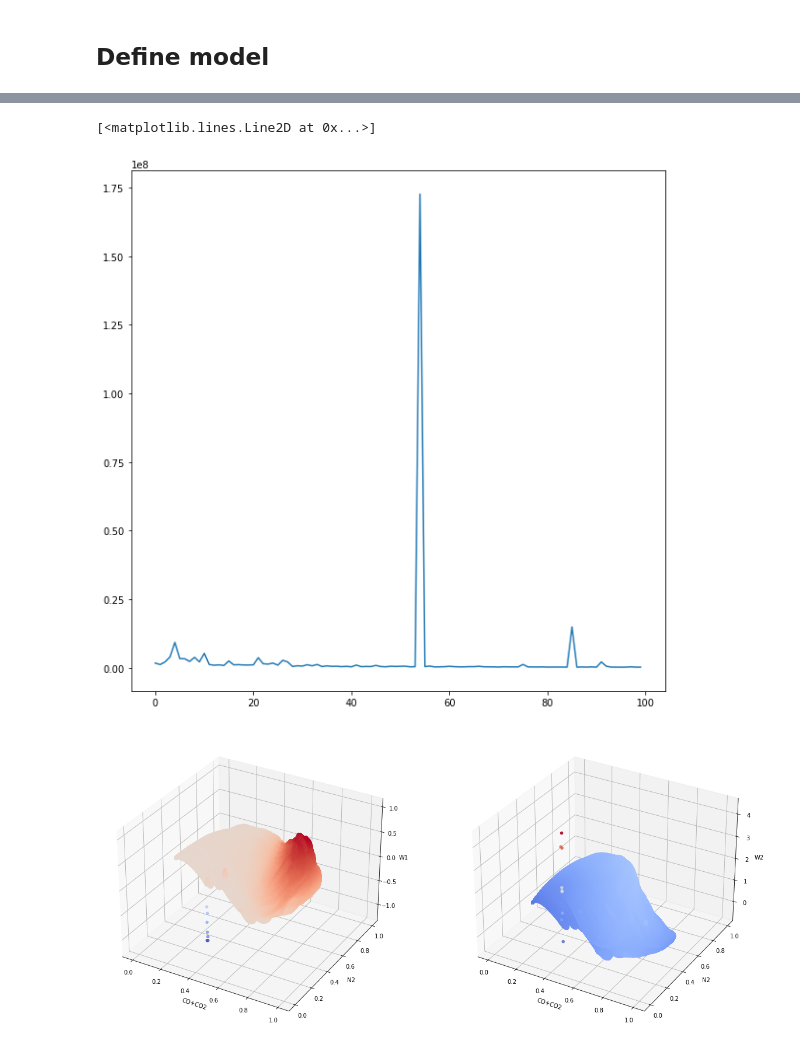
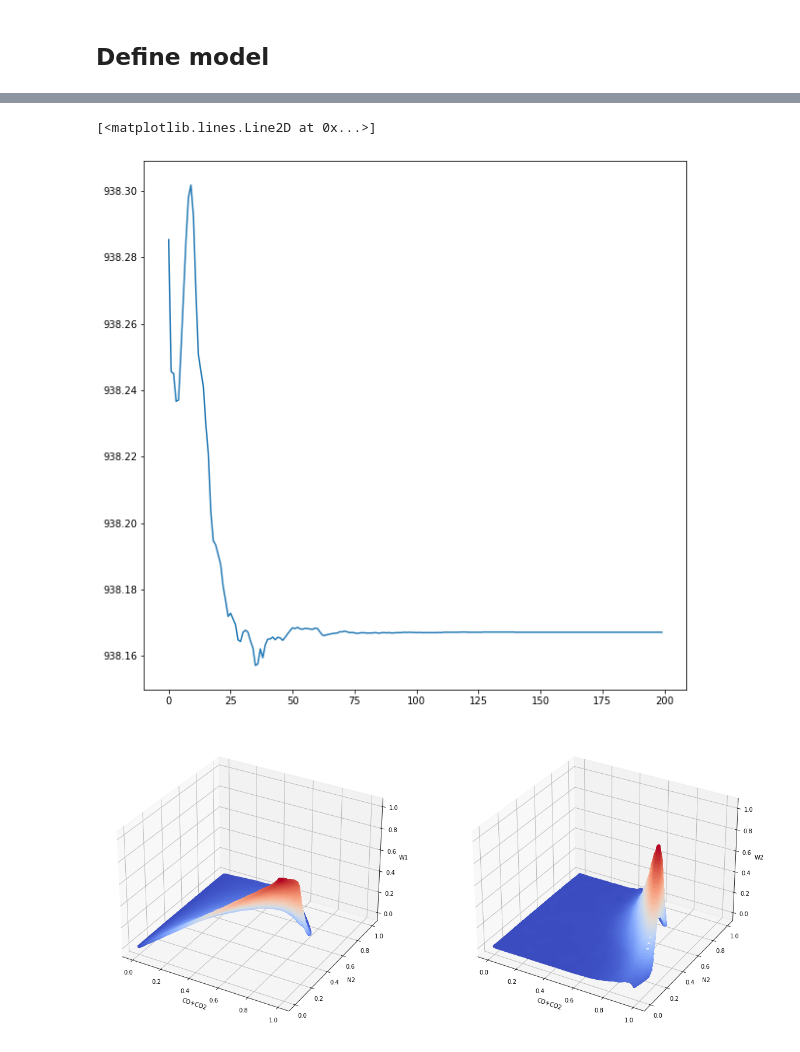
Before and after one commit to charlesxu90/flame_ann, a Jupyter notebook: flame_ann2_W.ipynb, the cells around one changed output, grey strips where cells are left out. Cells and saved outputs as stored; diff of their text form; code cells hidden in the pictures.

```diff
--- a/flame_ann2_W.ipynb
+++ b/flame_ann2_W.ipynb
@@ -5,15 +5,15 @@ import pandas as pd
 import torch
 from torch.autograd import Variable
 # %%
-df_min_max = pd.read_pickle("data/train2_min_max.pkl")  # to construct true err
+df_min_max = pd.read_pickle("data/train1_min_max.pkl")  # to construct true err
 
 # df_all_norm = pd.read_pickle("data/train1_norm.pkl")  # reload unresampled
-df_all_norm = pd.read_pickle("data/train2_norm_resampled.pkl")  # reload resampled
+df_all_norm = pd.read_pickle("data/train1_norm_resampled.pkl")  # reload resampled
 # %%
-x = df_all_norm[["CO+CO2", "H*", "O*", "C*"]]
-y = df_all_norm[["n2_out"+ f"{v}" for v in range(1, 51)]]
+x = df_all_norm[["CO+CO2", "N2"]]
+y = df_all_norm[["n2_out"+ f"{v}" for v in range(1, 50)]]
 
-device = torch.device('cuda:1' if torch.cuda.is_available() else 'cpu')
+device = torch.device('cuda' if torch.cuda.is_available() else 'cpu')
 print(f"device = {device}")
 
 x = torch.tensor(x.values, device=device)
@@ -69,7 +69,7 @@ loader = Data.DataLoader(dataset=flame_dataset, batch_size=BATCH_SIZE, shuffle=T
 # %% [markdown]
 ## Define model
 # %%
-EPOCH = 100  # 500
+EPOCH = 500  # 500
 lr = 0.01
 decayRate = 0.96
 token = f"epoch={EPOCH}-lr={lr:.3f}-decay={decayRate:.2f}"
@@ -93,15 +93,15 @@ import datetime
 import numpy as np
 
 net = torch.nn.Sequential(
-        torch.nn.Linear(4, 160),
+        torch.nn.Linear(2, 100),
         torch.nn.LeakyReLU(),
-        torch.nn.Linear(160, 80),
+        torch.nn.Linear(100, 200),
         torch.nn.LeakyReLU(),
-        torch.nn.Linear(80, 80),
+        torch.nn.Linear(200, 200),
         torch.nn.LeakyReLU(),
-        torch.nn.Linear(80, 80),
+        torch.nn.Linear(200, 100),
         torch.nn.LeakyReLU(),
-        torch.nn.Linear(80, 50),
+        torch.nn.Linear(100, 49),
     ).to(device)
 
 optimizer = torch.optim.Adam(net.parameters(), lr=lr)
@@ -139,6 +139,6 @@ print(f"Final MSEloss={mseLoss}")
 
 fig = plt.figure(figsize=(10, 10))
 plt.plot(loss_values)
-plt.savefig(f"result/3D_plot-ann2-W-train-{token}-loss={mseLoss:.6f}.png")
-np.savetxt(f"result/3D_plot-ann2-W-train-{token}-loss={mseLoss:.6f}.csv", loss_values, delimiter =", ", fmt='%s')
+plt.savefig(f"result/3D_plot-ann1-W-train-{token}-loss={mseLoss:.6f}.png")
+np.savetxt(f"result/3D_plot-ann1-W-train-{token}-loss={mseLoss:.6f}.csv", loss_values, delimiter =", ", fmt='%s')
 # %% [output]
@@ -152,10 +152,10 @@ plt.plot(loss_values[-200:])
 #print(f"loss[500]={loss_values[500]}, loss[-200]={loss_values[-200]}, loss[-1]={loss_values[-1]},")
 # %% [output]
 [<matplotlib.lines.Line2D at 0x...>]
-[figure, old version]
+[figure, new version]
 # %%
-plot_3d_subplot(x[:, :2].cpu().data.numpy(), y_pred.cpu().data.numpy(), f"result/3D_plot-ann2-W-{token}-loss={mseLoss:.6f}.png")
+plot_3d_subplot(x[:, :2].cpu().data.numpy(), y_pred.cpu().data.numpy(), f"result/3D_plot-ann1-W-{token}-loss={mseLoss:.6f}.png")
 # %% [output]
-[figure, old version]
+[figure, new version]
 # %%
 y_err = (y_pred-y).cpu().data.numpy()
```
Also changed, not shown: parts of 7 cells of this notebook, 7 other files.
